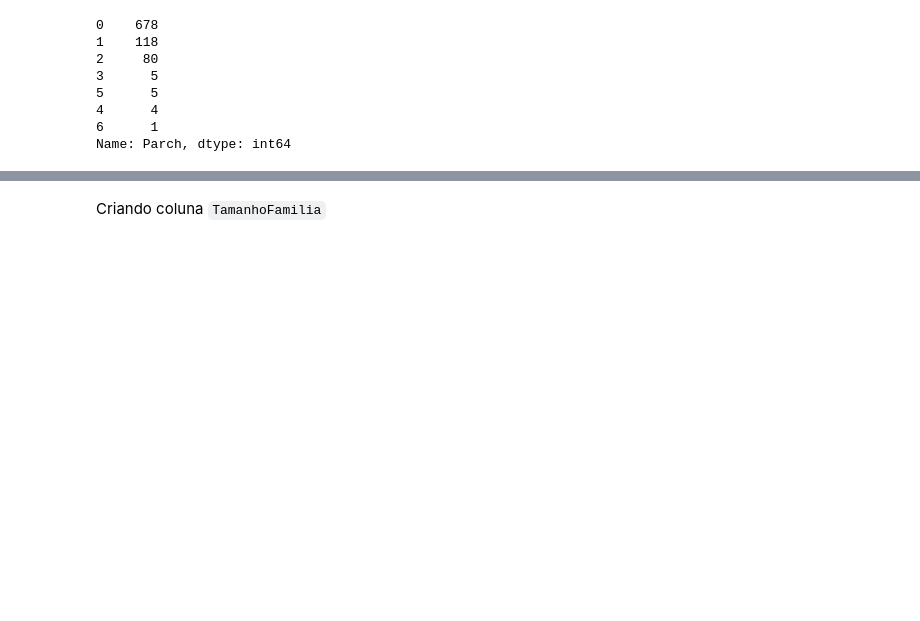
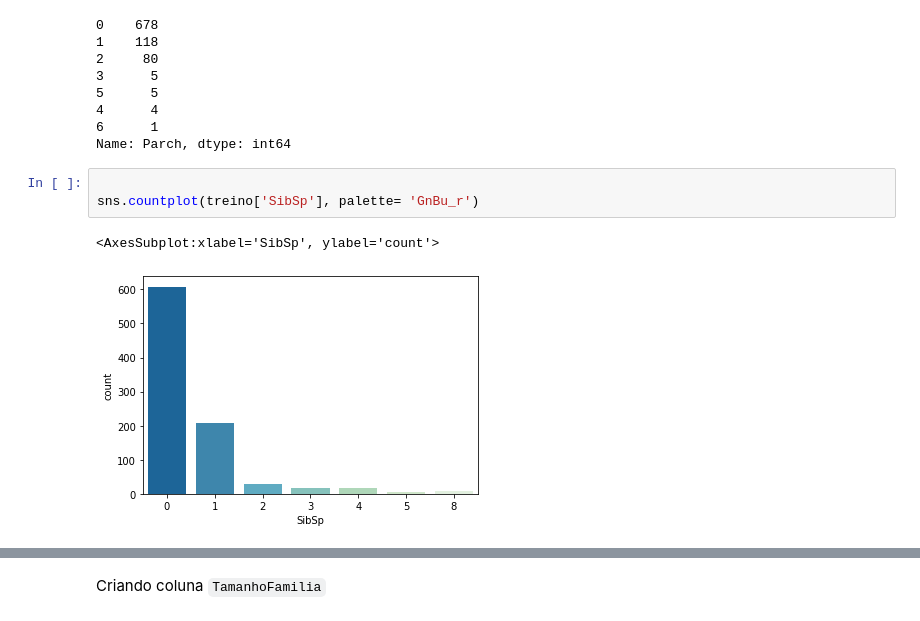
Before and after one commit to EuReinoso/MachineLearning-Tutorial, a Jupyter notebook: Exemplo1/Titanic_ML.ipynb, the cells around one changed output, grey strips where cells are left out. Drawn from its saved outputs; the diff is of its cells as text; blank space fills up the shorter version.

```diff
--- a/Exemplo1/Titanic_ML.ipynb
+++ b/Exemplo1/Titanic_ML.ipynb
@@ -120,3 +130,9 @@ treino['Parch'].value_counts()
 4      4
 6      1
 Name: Parch, dtype: int64
+# %%
+
+sns.countplot(treino['SibSp'], palette= 'GnBu_r')
+# %% [output]
+<AxesSubplot:xlabel='SibSp', ylabel='count'>
+[figure, added]
```
Also changed, not shown: parts of 12 cells of this notebook.
